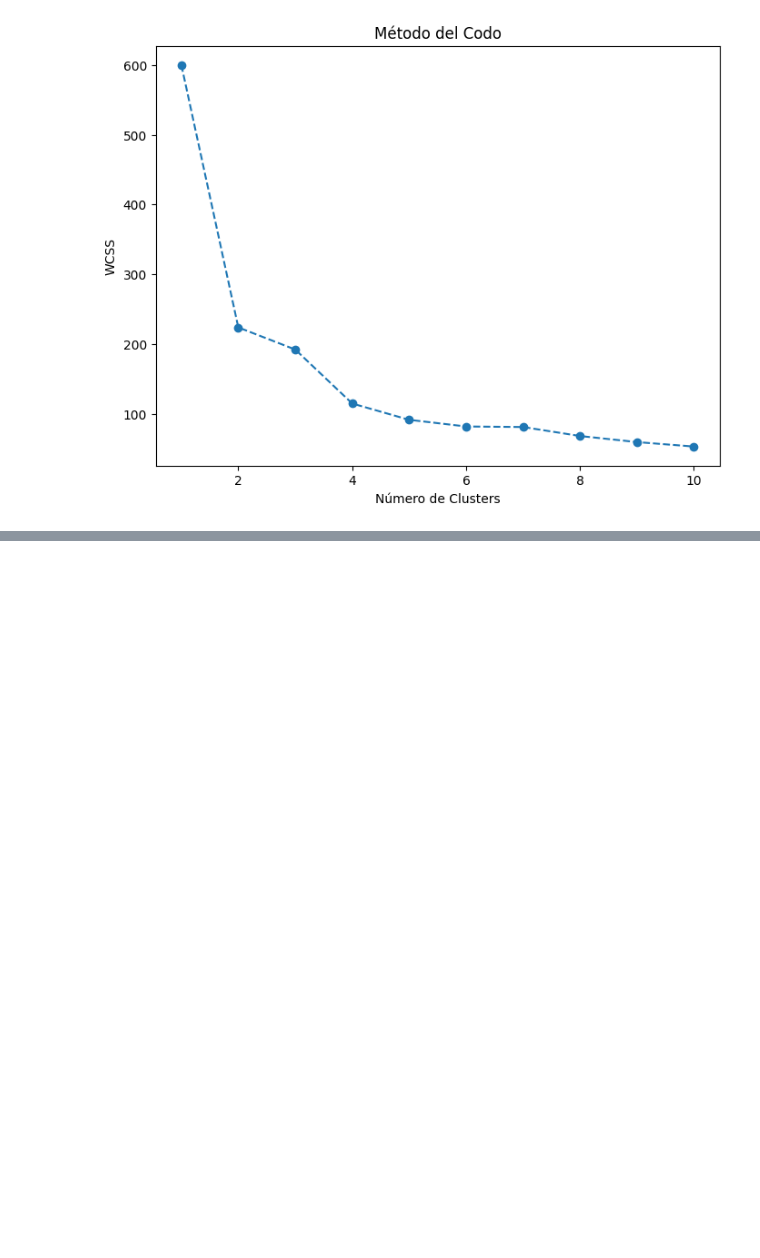
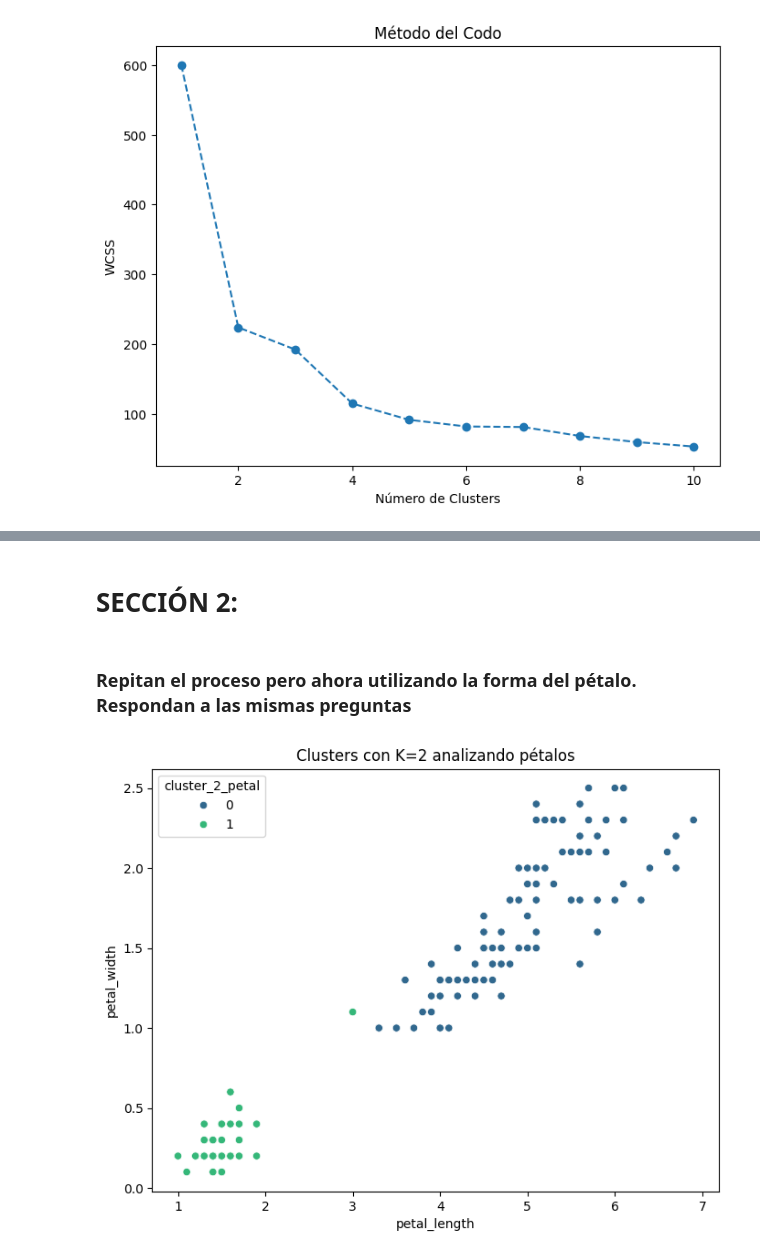
Before and after one commit to Riv2oo4/HT2_CLUSTERING, a Jupyter notebook: cluster.ipynb, the cells around one changed output, grey strips where cells are left out. Cells and saved outputs as stored; diff of their text form; code cells hidden in the pictures; blank space fills up the shorter version.

```diff
--- a/cluster.ipynb
+++ b/cluster.ipynb
@@ -108,0 +121,15 @@ print(f"Índice de Silueta para K óptimo: {silhouette_avg}")
+# %% [markdown]
+# SECCIÓN 2:
+# %% [markdown]
+### Repitan el proceso pero ahora utilizando la forma del pétalo. Respondan a las mismas preguntas
+# %%
+kmeans_2_petal = KMeans(n_clusters=2, random_state=42)
+iris['cluster_2_petal'] = kmeans_2_petal.fit_predict(iris[['petal_length', 'petal_width']])
+# %%
+# Visualizar 2 clusters
+plt.figure(figsize=(8,6))
+sns.scatterplot(x=iris['petal_length'], y=iris['petal_width'], hue=iris['cluster_2_petal'], palette='viridis')
+plt.title("Clusters con K=2 analizando pétalos")
+plt.show()
+# %% [output]
+[figure, added]
```
Also changed, not shown: parts of 34 cells of this notebook.
